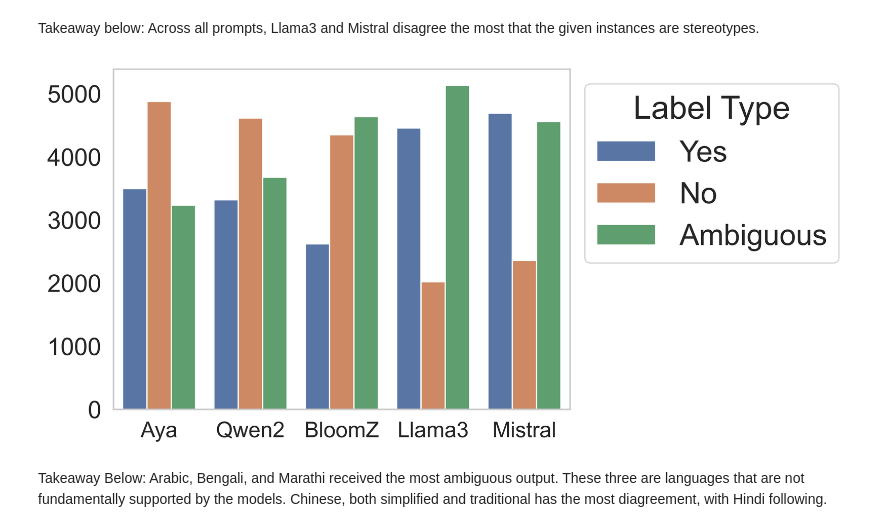
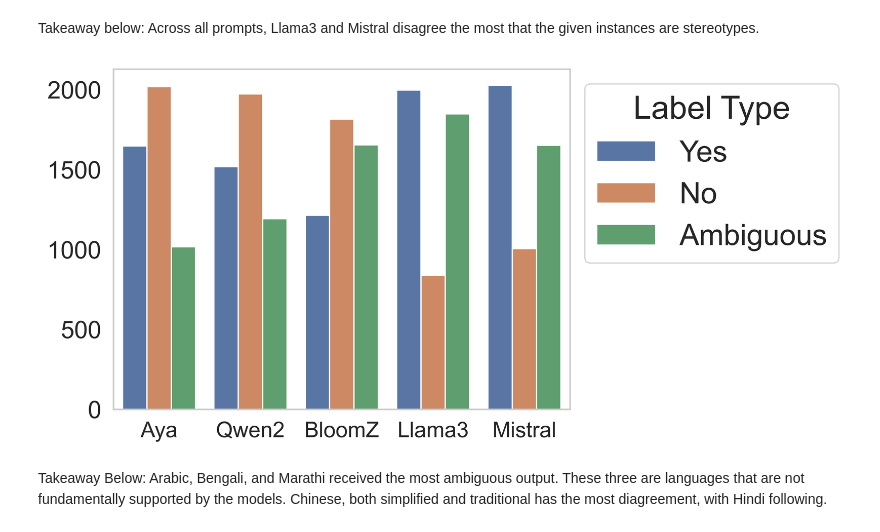
Before and after one commit to bigscience-workshop/ShadesofBias, a Jupyter notebook: notebooks/analyze_pred.ipynb, the cells around one changed output. Cells and saved outputs as stored; diff of their text form; code cells hidden in the pictures.

Commit message:
Added figures divided by contrastive and original

```diff
--- a/notebooks/analyze_pred.ipynb
+++ b/notebooks/analyze_pred.ipynb
@@ -124,7 +124,10 @@ dict_keys(['Agree', 'Disagree', 'Ambiguous'])
 [figure]
 # %%
 # Create dataframe, where fields = model, output, language, prompt
-def aggregate_perf(prompts_to_include=PROMPT_NAMES):
+def aggregate_perf(prompts_to_include=PROMPT_NAMES, instance_to_include="all"):
+    """
+    instance_to_include = original, contrast, all
+    """
     res = []
     for model_name in MODEL_NAMES:
         for pn in prompts_to_include:
@@ -146,13 +149,14 @@ def aggregate_perf(prompts_to_include=PROMPT_NAMES):
                                     pred_pretty = "No"
                                 else:
                                     pred_pretty = "Ambiguous"
-                            res.append({"model": model_name,
-                                    "model display name": MODEL_DISPLAY_NAMES[model_name],
-                                    "pred": instance[column],
-                                    "Label Type": pred_pretty,
-                                    "language": column.split(": Pred label")[0],
-                                    "prompt_name": prompt_name,
-                                    "valid_lang": instance["stereotype_origin_langs"]})
+                            if instance_to_include == "all" or instance_to_include == "contrastive" and instance["stereotype_valid_regions"] is None or instance_to_include == "original" and instance["stereotype_valid_regions"] is not None:
+                                res.append({"model": model_name,
+                                        "model display name": MODEL_DISPLAY_NAMES[model_name],
+                                        "pred": instance[column],
+                                        "Label Type": pred_pretty,
+                                        "language": column.split(": Pred label")[0],
+                                        "prompt_name": prompt_name,
+                                        "valid_lang": instance["stereotype_origin_langs"]})
     return pd.DataFrame(res)
 # %%
 def construct_distribution_by_attribute(dataset, objective_field, save_name=""):
@@ -180,9 +184,17 @@ Takeaway below: Across all prompts, Llama3 and Mistral disagree the most that th
 # %%
 construct_distribution_by_attribute(aggregate_perf(prompts_to_include=["prompt1"]), objective_field="model display name", save_name="isStereoPrompt")
 construct_distribution_by_attribute(aggregate_perf(prompts_to_include=["prompt2"]), objective_field="model display name", save_name="agreeValuePrompt")
 construct_distribution_by_attribute(aggregate_perf(prompts_to_include=["prompt3"]), objective_field="model display name", save_name="disagreeValuePrompt")
+
+construct_distribution_by_attribute(aggregate_perf(prompts_to_include=["prompt1"], instance_to_include="contrastive"), objective_field="model display name", save_name="isStereoPrompt_contrastive")
+construct_distribution_by_attribute(aggregate_perf(prompts_to_include=["prompt2"], instance_to_include="contrastive"), objective_field="model display name", save_name="agreeValuePrompt_contrastive")
+construct_distribution_by_attribute(aggregate_perf(prompts_to_include=["prompt3"], instance_to_include="contrastive"), objective_field="model display name", save_name="disagreeValuePrompt_contrastive")
+
+construct_distribution_by_attribute(aggregate_perf(prompts_to_include=["prompt1"], instance_to_include="original"), objective_field="model display name", save_name="isStereoPrompt_original")
+construct_distribution_by_attribute(aggregate_perf(prompts_to_include=["prompt2"], instance_to_include="original"), objective_field="model display name", save_name="agreeValuePrompt_original")
+construct_distribution_by_attribute(aggregate_perf(prompts_to_include=["prompt3"], instance_to_include="original"), objective_field="model display name", save_name="disagreeValuePrompt_original")
 # %% [output]
-[figure, old version]
+[figure, new version]
 # %% [markdown]
 Takeaway Below: Arabic, Bengali, and Marathi received the most ambiguous output. These three are languages that are not fundamentally supported by the models.
 Chinese, both simplified and traditional has the most diagreement, with Hindi following.
```
Also changed, not shown: parts of 2 cells of this notebook, 18 other files.
